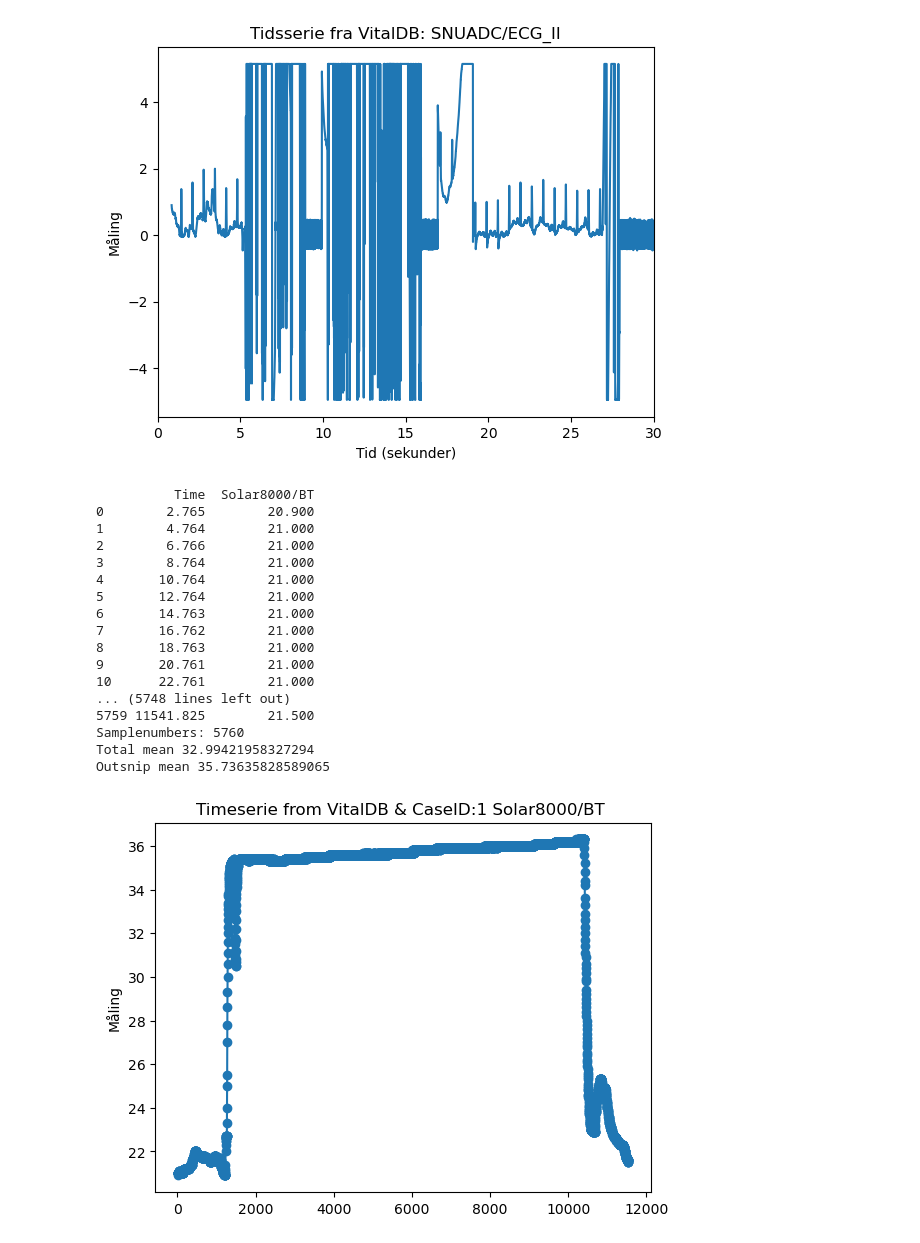
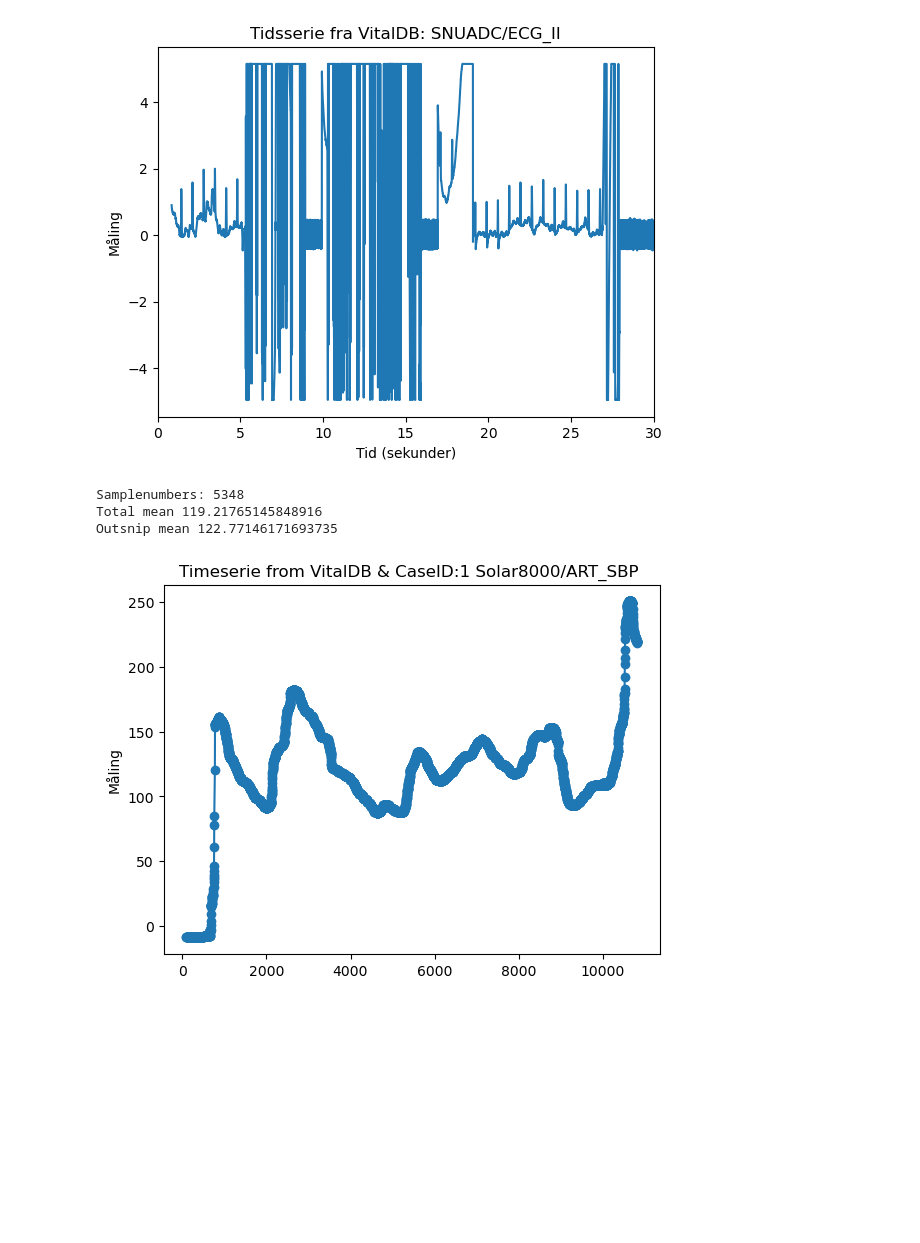
Before and after one commit to jennyskrytenjohnsen/P10, a Jupyter notebook: Preprocessing/myfirstnotebook.ipynb, the cells around one changed output. Drawn from its saved outputs; the diff is of its cells as text; code cells hidden in the pictures; blank space fills up the shorter version.

```diff
--- a/Preprocessing/myfirstnotebook.ipynb
+++ b/Preprocessing/myfirstnotebook.ipynb
@@ -376,55 +432,42 @@ def caseid_and_variable(caseid, var_name):
     trackid_df = df_tracklist[(df_tracklist['caseid'] == caseid) & (df_tracklist['tname'] == var_name)]
 
     row = trackid_df.iloc[0]  # Get the first row (if multiple exist)
     if trackid_df.empty:
         return f" No aviable data found for caseid {caseid} and variable '{var_name}'"
 
     return row['caseid'], row['tname'], row['tid']
 
 
-inputname = 'Solar8000/BT'
+inputname = 'Solar8000/ART_SBP'
 caseid, tname, trackid = caseid_and_variable(1, inputname)
 
 
 #LOADER SIGNALET
 trackdata_url = f"http://api.vitaldb.net/{trackid}"
 response = requests.get(trackdata_url)
 trackdata = pd.read_csv(io.StringIO(response.text))
-print(trackdata)
+#print(trackdata)
+
+median_filtered = trackdata.iloc[:,1].rolling(window=100, center=True).median()
+
+#print(median_filtered)
+#print(trackdata)
 
 print('Samplenumbers:', len(trackdata['Time']))
 
 a = trackdata[inputname].mean()
 print('Total mean', a)
 b = trackdata[inputname].iloc[764:5074].mean()
 print('Outsnip mean', b)
 
-
-
-
-
-plt.plot(trackdata["Time"], trackdata.iloc[:, 1], marker='o', linestyle='-') # Plotte Time vs. måling
+plt.plot(trackdata["Time"], median_filtered, marker='o', linestyle='-') # Plotte Time vs. måling
 #plt.xlabel("Tid (sekunder)")
 plt.ylabel("Måling")
 #plt.xlim(100,150)
 plt.title(f"Timeserie from VitalDB & CaseID:{caseid} {tname} ")
 plt.show()
 # %% [output]
-          Time  Solar8000/BT
-0        2.765        20.900
-1        4.764        21.000
-2        6.766        21.000
-3        8.764        21.000
-4       10.764        21.000
-5       12.764        21.000
-6       14.763        21.000
-7       16.762        21.000
-8       18.763        21.000
-9       20.761        21.000
-10      22.761        21.000
-... (5748 lines left out)
-5759 11541.825        21.500
-Samplenumbers: 5760
-Total mean 32.99421958327294
-Outsnip mean 35.73635828589065
+Samplenumbers: 5348
+Total mean 119.21765145848916
+Outsnip mean 122.77146171693735
-[figure, old version]
+[figure, new version]
```
Also changed, not shown: parts of 3 cells of this notebook, 6 other files.
